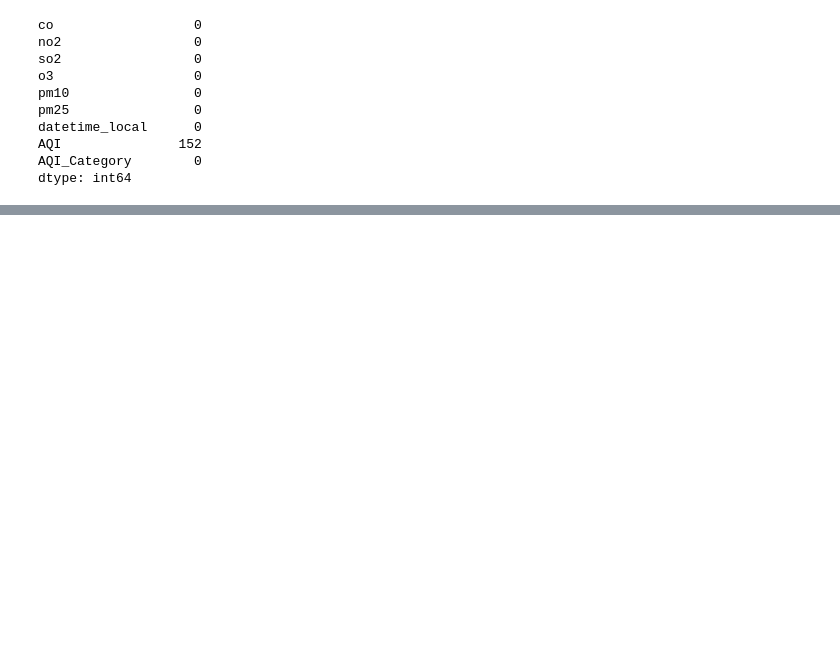
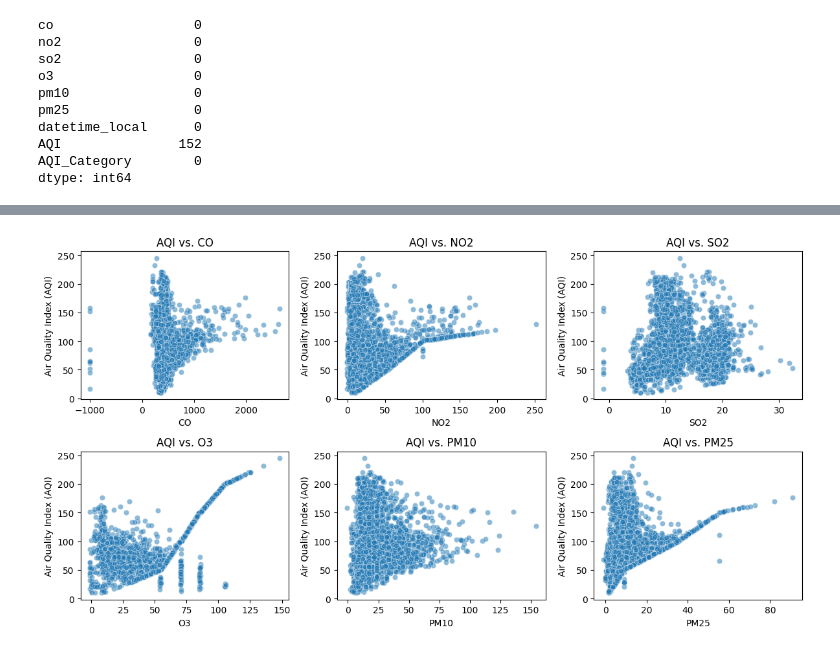
Before and after one commit to ivetkalchev/VarnaAir, a Jupyter notebook: varnaair.ipynb, the cells around one changed output, grey strips where cells are left out. Drawn from its saved outputs; the diff is of its cells as text; code cells hidden in the pictures; blank space fills up the shorter version.

```diff
--- a/varnaair.ipynb
+++ b/varnaair.ipynb
@@ -762,0 +918,24 @@ MSE: 0.08, R²: 1.000
+# %%
+air_quality_features = ["co", "no2", "so2", "o3", "pm10", "pm25"]
+
+fig, axes = plt.subplots(nrows=3, ncols=3, figsize=(12, 9))
+axes = axes.flatten()
+
+for i, feature in enumerate(air_quality_features):
+    seaborn.scatterplot(
+        x=final_combined_df[feature],
+        y=final_combined_df["AQI"],
+        alpha=0.5,
+        ax=axes[i]
+    )
+    axes[i].set_xlabel(feature.upper())
+    axes[i].set_ylabel("Air Quality Index (AQI)")
+    axes[i].set_title(f"AQI vs. {feature.upper()}")
+
+for j in range(len(air_quality_features), len(axes)):
+    axes[j].set_visible(False)
+
+plt.tight_layout()
+plt.show()
+# %% [output]
+[figure, added]
```
Also changed, not shown: parts of 37 cells of this notebook, 4 other files.
